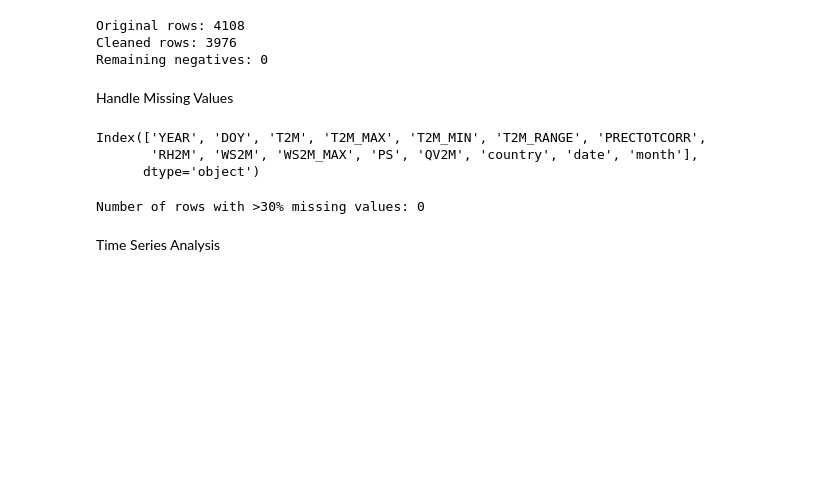
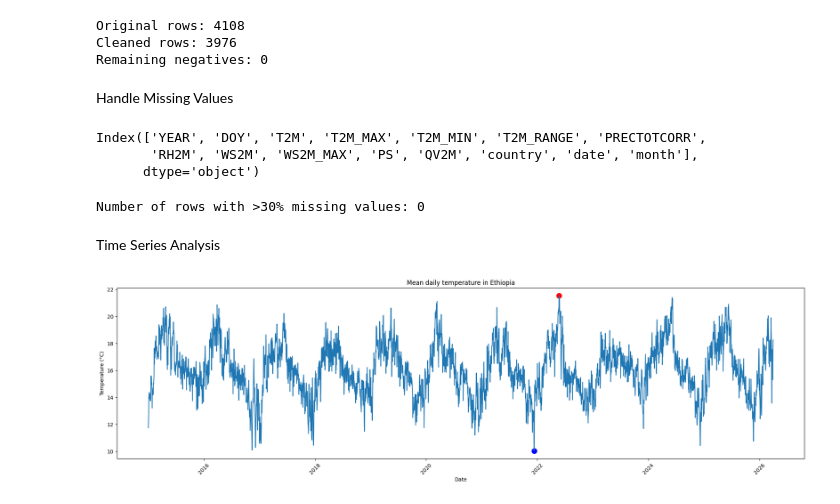
Before and after one commit to tibarekb/climate-challenge-week0, a Jupyter notebook: notebooks/ethiopia_eda.ipynb, the cells around one changed output. Cells and saved outputs as stored; diff of their text form; code cells hidden in the pictures; blank space fills up the shorter version.

Commit message:
feat: Time Series and Distribution analysis graph

```diff
--- a/notebooks/ethiopia_eda.ipynb
+++ b/notebooks/ethiopia_eda.ipynb
@@ -121,3 +121,31 @@ Number of rows with >30% missing values: 0
 df.to_csv('../data/ethiopia_clean.csv', index=False)
 # %% [markdown]
 Time Series Analysis
+# %%
+plt.figure(figsize=(24, 6))
+plt.plot('date', 'T2M', data=df)
+
+#Add title and labels
+plt.xlabel('Date')
+plt.ylabel('Temperature (°C)')
+plt.title('Mean daily temperature in Ethiopia')
+
+# Rotate x-axis labels by 45 degrees for better visibility
+plt.xticks(rotation=45)
+
+#Find the index of the maximum temperature
+max_temp_index = df['T2M'].idxmax()
+min_temp_index = df['T2M'].idxmin()
+
+#Annotate the maximum temperature point
+plt.scatter(df['date'].iloc[max_temp_index], df['T2M'].iloc[max_temp_index],
+            color='red', marker='o', s=[100], label='Max Temp')
+
+#Annotate the minimum temperature point
+plt.scatter(df['date'].iloc[min_temp_index], df['T2M'].iloc[min_temp_index],
+            color='blue', marker='o', s=[100], label='Min Temp')
+
+#Display the plot
+plt.show()
+# %% [output]
+[figure, added]
```
Also changed, not shown: parts of 6 cells of this notebook.
